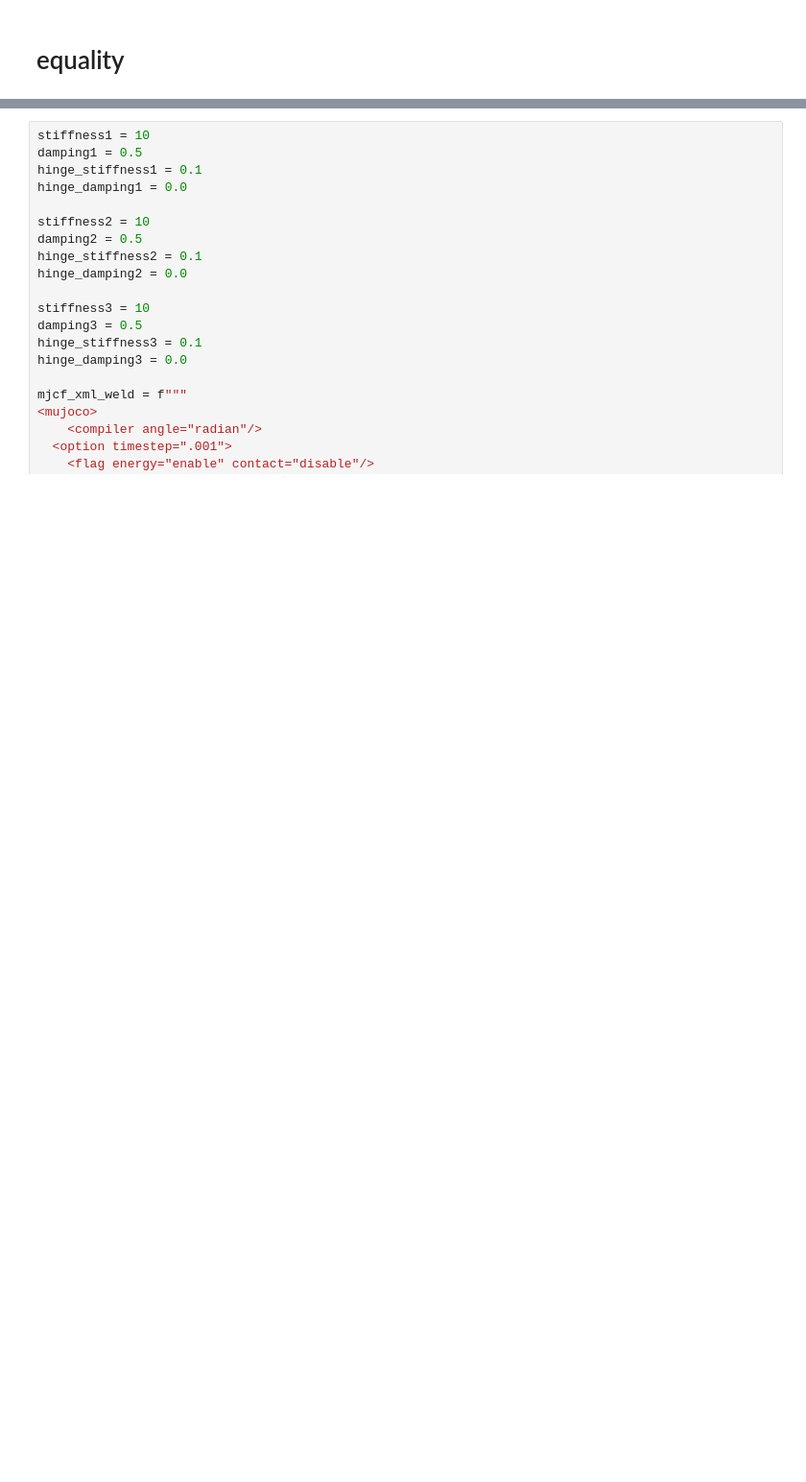
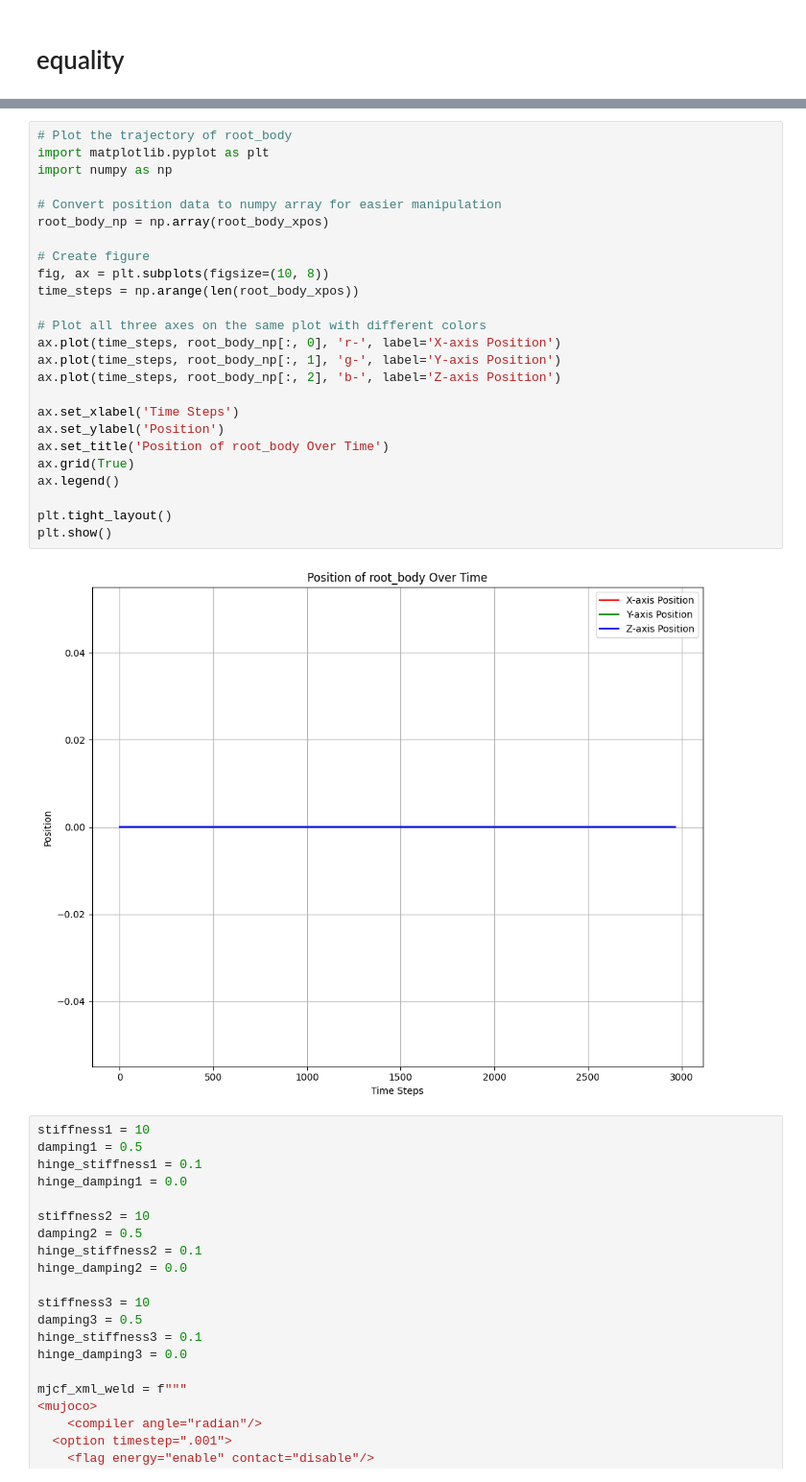
Before and after one commit to son-engr-kr/mujoco_python_study, a Jupyter notebook: mujoco_study_advanced_03.ipynb, the cells around one changed output, grey strips where cells are left out. Shown at 96% size. Cells and saved outputs as stored; diff of their text form; blank space fills up the shorter version.

```diff
--- a/mujoco_study_advanced_03.ipynb
+++ b/mujoco_study_advanced_03.ipynb
@@ -39,3 +311,30 @@ def render(mj_data, mj_model, framerate=30, play_speed=1, num_frames=30 * 10, sa
+# %%
+# Plot the trajectory of root_body
+import matplotlib.pyplot as plt
+import numpy as np
+
+# Convert position data to numpy array for easier manipulation
+root_body_np = np.array(root_body_xpos)
+
+# Create figure
+fig, ax = plt.subplots(figsize=(10, 8))
+time_steps = np.arange(len(root_body_xpos))
+
+# Plot all three axes on the same plot with different colors
+ax.plot(time_steps, root_body_np[:, 0], 'r-', label='X-axis Position')
+ax.plot(time_steps, root_body_np[:, 1], 'g-', label='Y-axis Position')
+ax.plot(time_steps, root_body_np[:, 2], 'b-', label='Z-axis Position')
+
+ax.set_xlabel('Time Steps')
+ax.set_ylabel('Position')
+ax.set_title('Position of root_body Over Time')
+ax.grid(True)
+ax.legend()
+
+plt.tight_layout()
+plt.show()
+# %% [output]
+[figure, added]
 # %%
 stiffness1 = 10
 damping1 = 0.5
```
Also changed, not shown: parts of 15 cells of this notebook, 9 other files.
